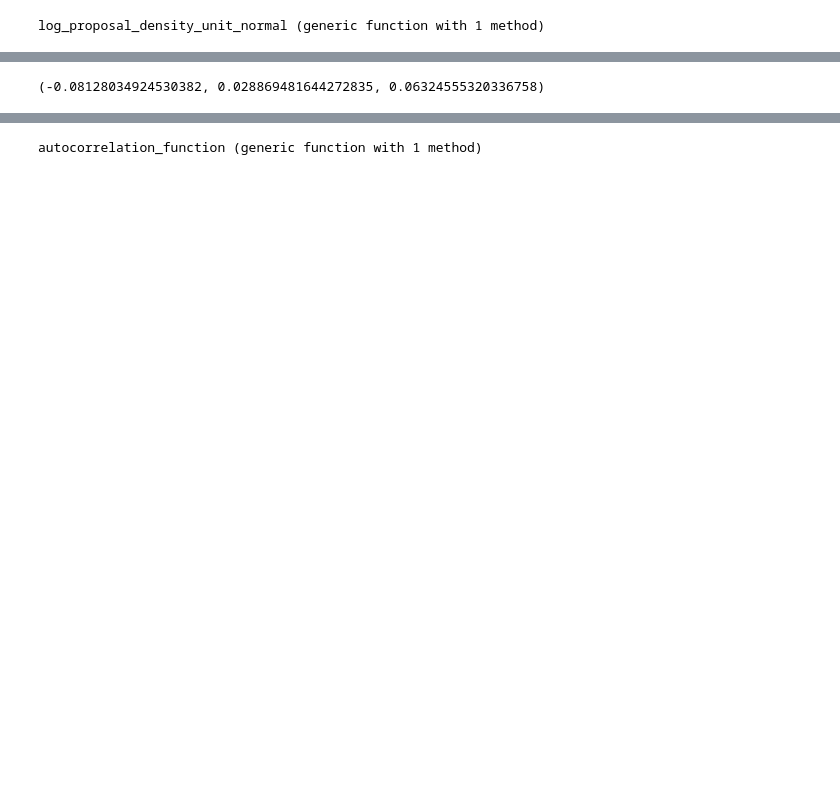
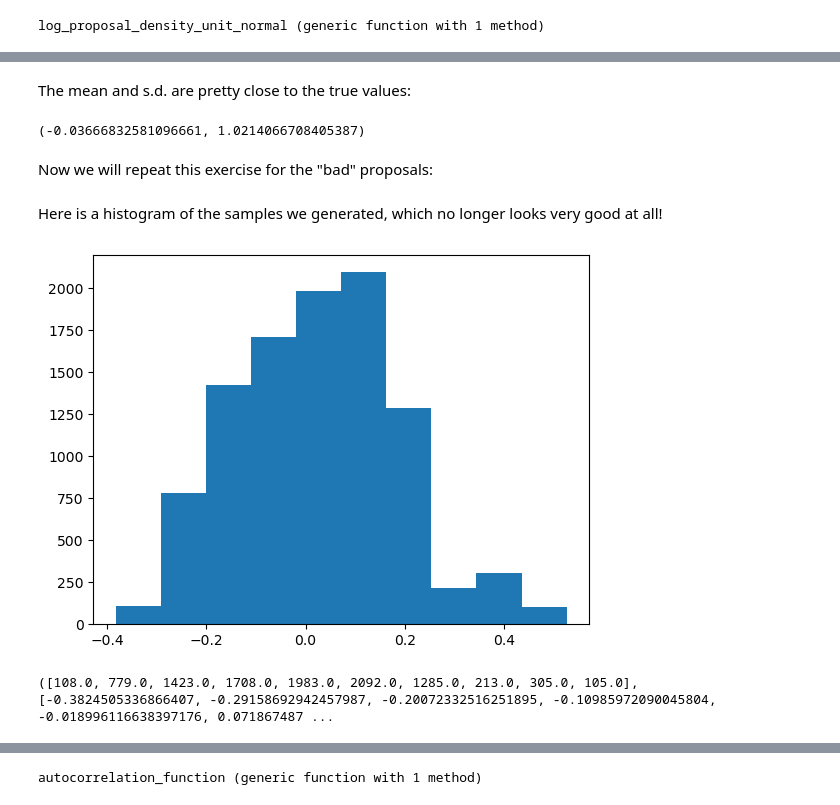
Before and after one commit to Farr-PHY-604/MCMC, a Jupyter notebook: MCMC.ipynb, the cells around one changed output, grey strips where cells are left out. Drawn from its saved outputs; the diff is of its cells as text; code cells hidden in the pictures; blank space fills up the shorter version.

```diff
--- a/MCMC.ipynb
+++ b/MCMC.ipynb
@@ -89,5 +110,9 @@ plot(xs)
  PyObject <matplotlib.lines.Line2D object at 0x...>
+# %% [markdown]
+The mean and s.d. are pretty close to the true values:
 # %%
-mean(xs), std(xs), 1/sqrt(10000/40)
+mean(xs), std(xs)
 # %% [output]
-(-0.08128034924530382, 0.028869481644272835, 0.06324555320336758)
+(-0.03666832581096661, 1.0214066708405387)
+# %% [markdown]
+Now we will repeat this exercise for the "bad" proposals:
@@ -93,0 +124,7 @@ mean(xs), std(xs), 1/sqrt(10000/40)
+# %% [markdown]
+Here is a histogram of the samples we generated, which no longer looks very good at all!
+# %%
+hist(xs)
+# %% [output]
+[figure, added]
+([108.0, 779.0, 1423.0, 1708.0, 1983.0, 2092.0, 1285.0, 213.0, 305.0, 105.0], [-0.3824505336866407, -0.29158692942457987, -0.20072332516251895, -0.10985972090045804, -0.018996116638397176, 0.071867487 ...
```
Also changed, not shown: parts of 48 cells of this notebook.
